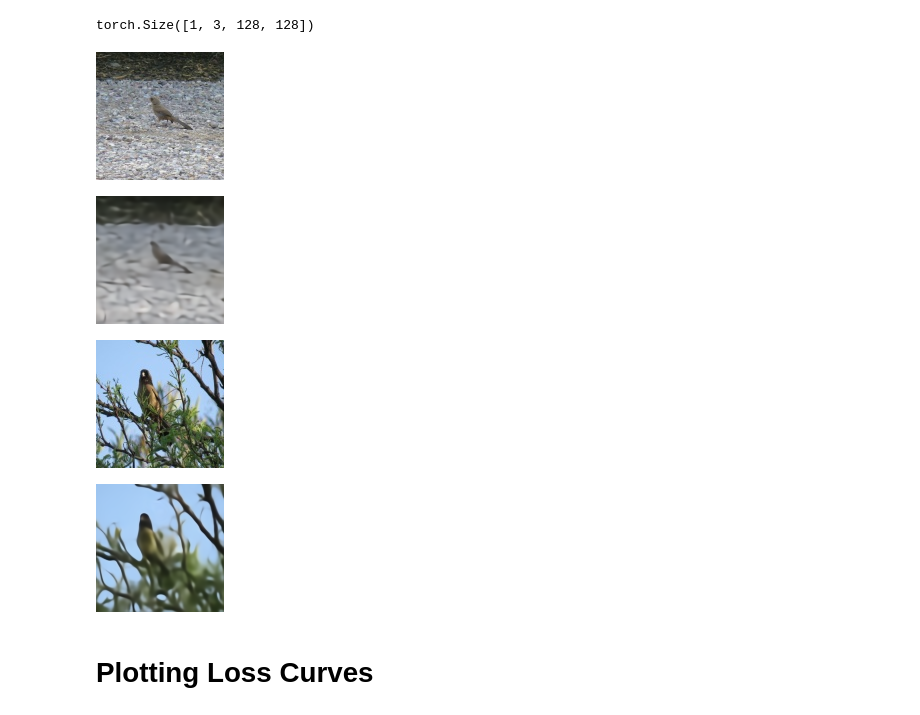
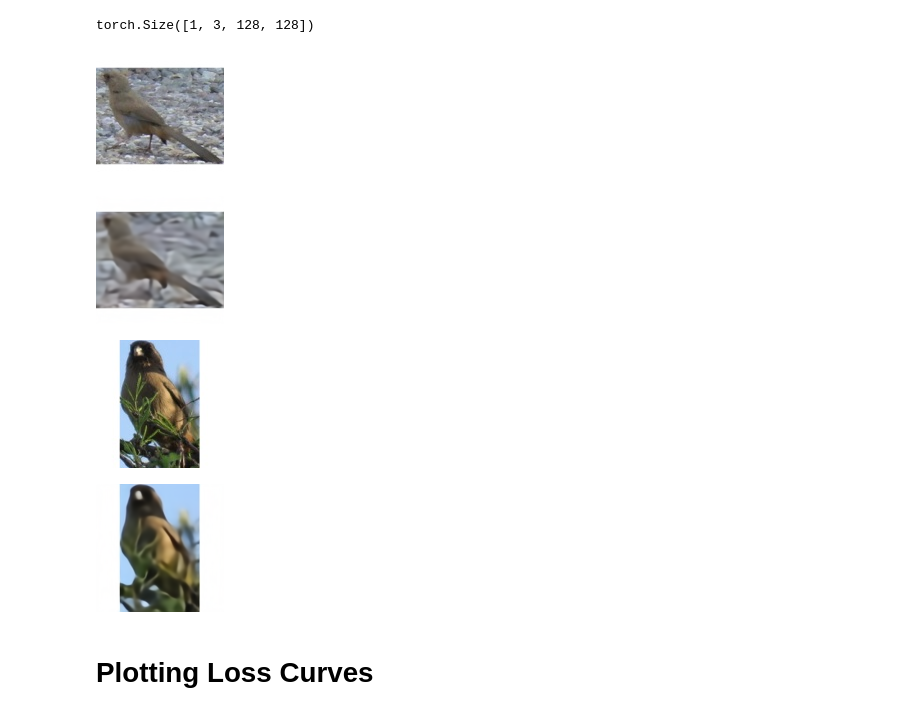
Before and after one commit to rmdluo/Bidirectional-Bird-Call-Bird-Image-Generator, a Jupyter notebook: scripts/test_photo_vae.ipynb, the cells around one changed output. Cells and saved outputs as stored; diff of their text form; code cells hidden in the pictures.

```diff
--- a/scripts/test_photo_vae.ipynb
+++ b/scripts/test_photo_vae.ipynb
@@ -8,12 +8,13 @@ from models.vae import VAE
 from IPython.display import display
 from torchvision.transforms.functional import to_pil_image
 # %%
-CHECKPOINT_PATH = "../models/photo_vae/1784428654983751466/photo_vae_final.tar"
-DATASET_PATH = "../data/iNaturalistPrunedResizedPhoto"
+CHECKPOINT_PATH = "../models/photo_vae/1784935571103765988/photo_vae_final.tar"
+DATASET_PATH = "../data/iNaturalistPrunedCropped"
 
 checkpoint = torch.load(CHECKPOINT_PATH)
 vae_parameters = checkpoint["model_parameters"]
 train_parameters = checkpoint["train_parameters"]
+train_parameters.device = "cuda:1"
 # %% [markdown]
 # Visual Inspection of Outputs
 # %%
@@ -34,23 +35,23 @@ outputs.original_input.shape
 # %% [output]
 torch.Size([1, 3, 128, 128])
 # %%
-display(to_pil_image((outputs.original_input.squeeze() * 255).to(torch.uint8)))
+display(to_pil_image((outputs.original_input.squeeze()).clamp(0, 1)))
 # %% [output]
-[figure, old version]
+[figure, new version]
 # %%
-display(to_pil_image((outputs.reconstructed.squeeze() * 255).to(torch.uint8)))
+display(to_pil_image((outputs.reconstructed.squeeze().clamp(0, 1))))
 # %% [output]
-[figure, old version]
+[figure, new version]
 # %%
 outputs = vae(torch.unsqueeze(val_dataset[0][0].to(train_parameters.device), 0))
 # %%
-display(to_pil_image((outputs.original_input.squeeze() * 255).to(torch.uint8)))
+display(to_pil_image(outputs.original_input.squeeze().clamp(0, 1)))
 # %% [output]
-[figure, old version]
+[figure, new version]
 # %%
-display(to_pil_image((outputs.reconstructed.squeeze() * 255).to(torch.uint8)))
+display(to_pil_image((outputs.reconstructed.squeeze().clamp(0, 1))))
 # %% [output]
-[figure, old version]
+[figure, new version]
 # %% [markdown]
 # Plotting Loss Curves
 # %%
```
Also changed, not shown: parts of 4 cells of this notebook, 9 other files.
